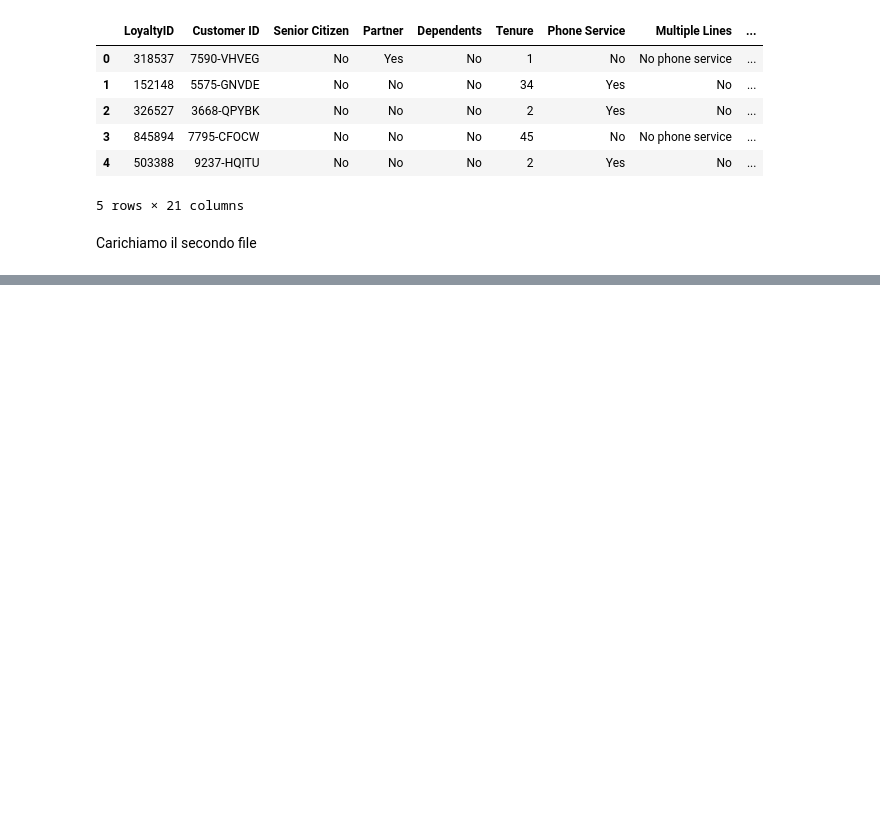
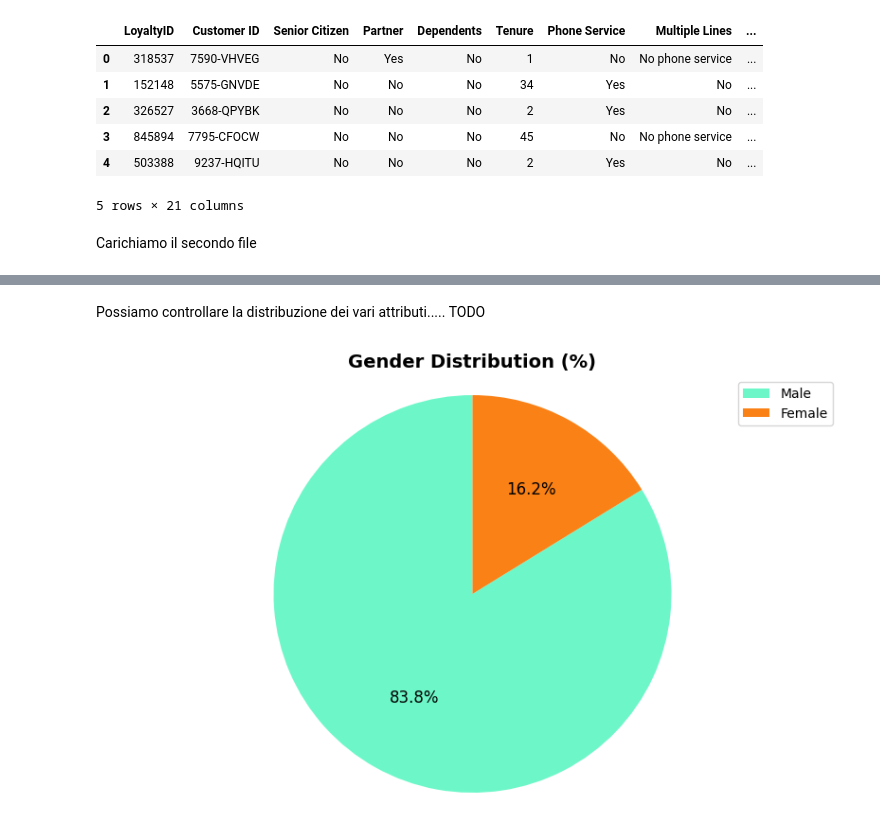
Before and after one commit to GiovanniLodari/DataMiningProject, a Jupyter notebook: ProgettoDM.ipynb, the cells around one changed output, grey strips where cells are left out. Drawn from its saved outputs; the diff is of its cells as text; code cells hidden in the pictures; blank space fills up the shorter version.

```diff
--- a/ProgettoDM.ipynb
+++ b/ProgettoDM.ipynb
@@ -138,0 +112,16 @@ dtype: int64
+# %% [markdown]
+Possiamo controllare la distribuzione dei vari attributi..... TODO
+# %%
+gender_counts = merged_df['Senior Citizen'].value_counts()
+labels = gender_counts.index
+sizes = gender_counts.values
+
+# Plot pie chart
+plt.figure(figsize=(10, 6))
+plt.pie(sizes, autopct='%1.1f%%', startangle=90, colors=['#6df7c9','#fa8116'], textprops={'fontsize': 12})
+plt.title('Gender Distribution (%)', fontsize=14, fontweight='bold')
+plt.axis('equal')  # Keep circle shape
+plt.legend(labels=['Male', 'Female'])
+plt.show()
+# %% [output]
+[figure, added]
```
Also changed, not shown: parts of 11 cells of this notebook.
